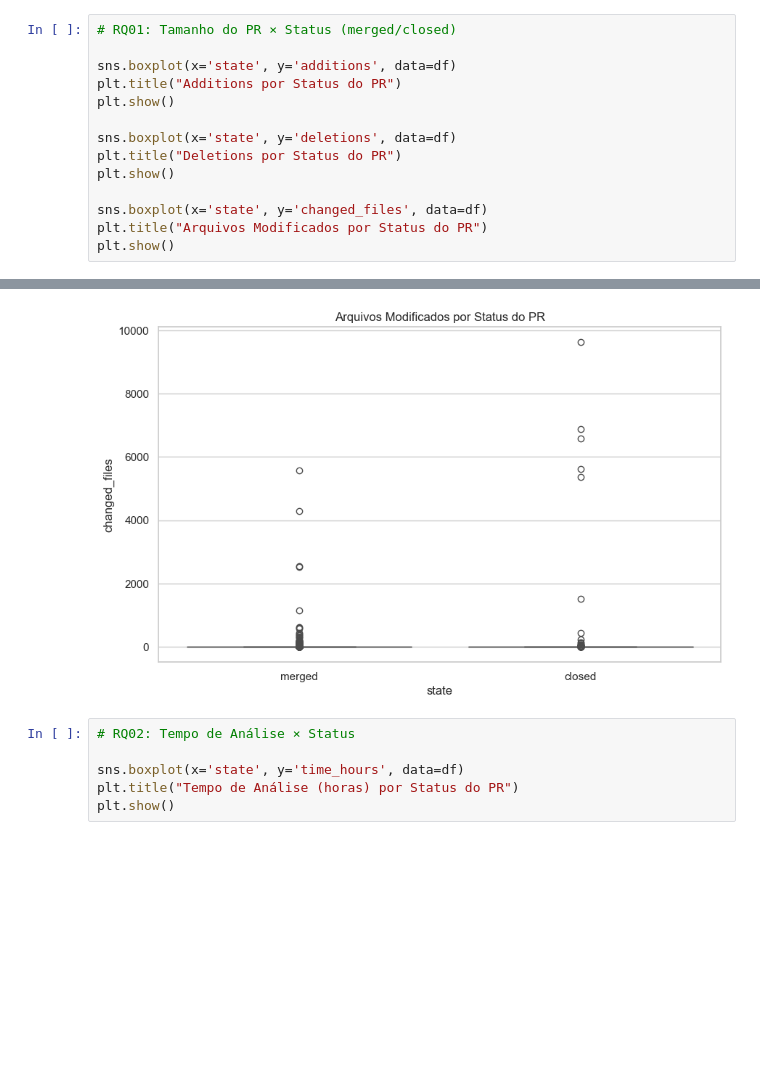
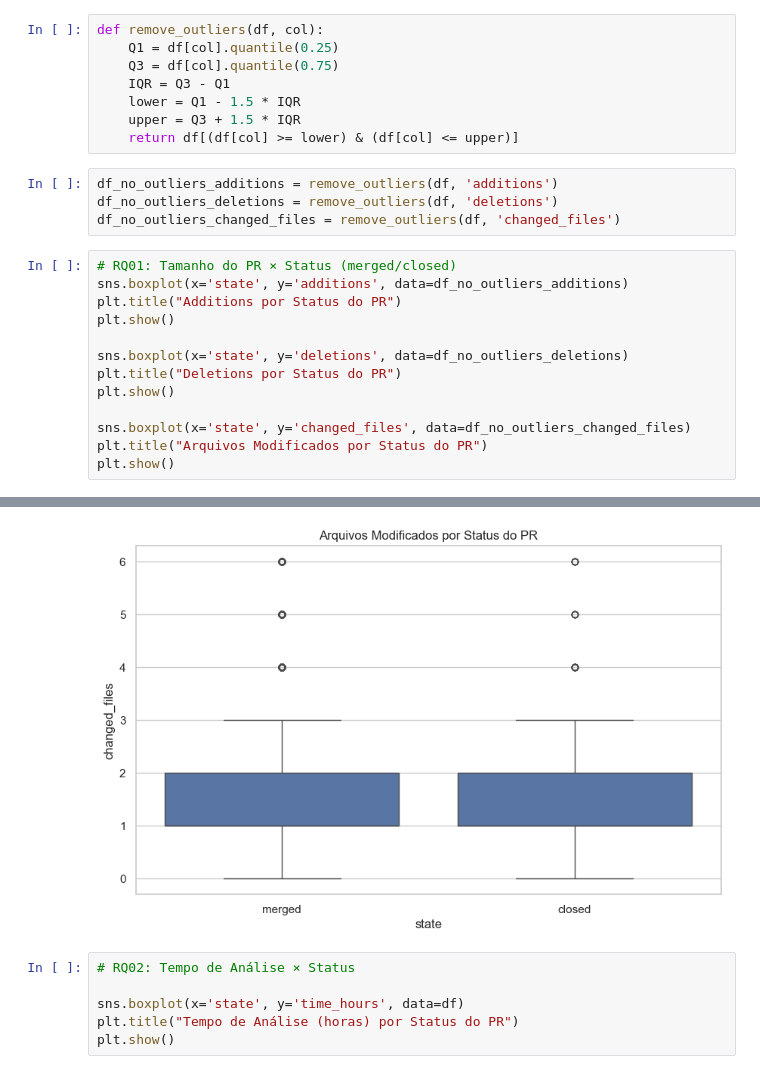
Before and after one commit to urbanobruno/lab-experimentacao-software, a Jupyter notebook: lab3/graficos_analise.ipynb, the cells around one changed output, grey strips where cells are left out. Drawn from its saved outputs; the diff is of its cells as text; blank space fills up the shorter version.

```diff
--- a/lab3/graficos_analise.ipynb
+++ b/lab3/graficos_analise.ipynb
@@ -11,15 +84,26 @@ df = pd.read_csv("prs_com_metricas.csv")
+# %%
+def remove_outliers(df, col):
+    Q1 = df[col].quantile(0.25)
+    Q3 = df[col].quantile(0.75)
+    IQR = Q3 - Q1
+    lower = Q1 - 1.5 * IQR
+    upper = Q3 + 1.5 * IQR
+    return df[(df[col] >= lower) & (df[col] <= upper)]
+# %%
+df_no_outliers_additions = remove_outliers(df, 'additions')
+df_no_outliers_deletions = remove_outliers(df, 'deletions')
+df_no_outliers_changed_files = remove_outliers(df, 'changed_files')
 # %%
 # RQ01: Tamanho do PR × Status (merged/closed)
-
-sns.boxplot(x='state', y='additions', data=df)
+sns.boxplot(x='state', y='additions', data=df_no_outliers_additions)
 plt.title("Additions por Status do PR")
 plt.show()
 
-sns.boxplot(x='state', y='deletions', data=df)
+sns.boxplot(x='state', y='deletions', data=df_no_outliers_deletions)
 plt.title("Deletions por Status do PR")
 plt.show()
 
-sns.boxplot(x='state', y='changed_files', data=df)
+sns.boxplot(x='state', y='changed_files', data=df_no_outliers_changed_files)
 plt.title("Arquivos Modificados por Status do PR")
 plt.show()
 # %% [output]
@@ -28,4 +112,4 @@ plt.show()
-[figure, old version]
+[figure, new version]
 # %%
 # RQ02: Tempo de Análise × Status
 
```
Also changed, not shown: parts of 3 cells of this notebook, 1 other file.
